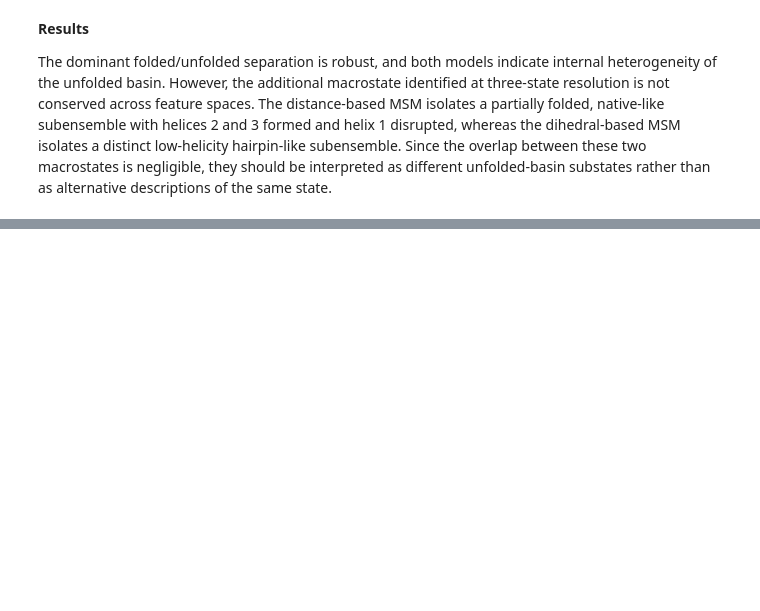
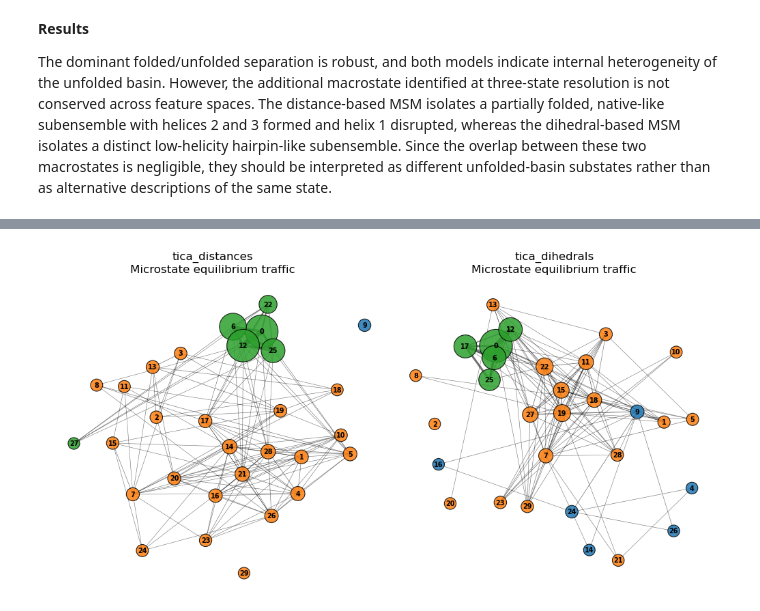
Before and after one commit to miriamzara/MSM, a Jupyter notebook: root/notebooks/step_6_tica_3state.ipynb, the cells around one changed output, grey strips where cells are left out. Saved outputs shown, nothing was run; the diff lists cells and outputs as text; code cells hidden in the pictures; blank space fills up the shorter version.

```diff
--- a/root/notebooks/step_6_tica_3state.ipynb
+++ b/root/notebooks/step_6_tica_3state.ipynb
@@ -699,0 +679,40 @@ Note that using FancyArrowPatches may be slow for large graphs.
+# %%
+fig, axs = plt.subplots(
+    nrows=1,
+    ncols=len(trajectories_labels),
+    figsize=(5 * len(trajectories_labels), 5),
+    constrained_layout=True
+)
+
+if len(trajectories_labels) == 1:
+    axs = [axs]
+
+traffic_dict = {}
+traffic_graph_dict = {}
+traffic_pos_dict = {}
+
+for ax, name in zip(axs, trajectories_labels):
+    msm = msm_dict[name]
+    macro_assignments_micro = macro_assignments_micro_dict[name]
+
+    ax, G_plot, pos, traffic = plot_microstate_equilibrium_traffic(
+        msm=msm,
+        macro_assignments_micro=macro_assignments_micro,
+        ax=ax,
+        min_traffic_quantile=0.70,   # increase to 0.85 or 0.90 for cleaner plot
+        top_k_edges=None,            # or e.g. 40
+        node_size_range=(150, 1200),
+        edge_width_range=(0.4, 5.0),
+        layout="spring",
+        seed=0
+    )
+
+    ax.set_title(f"{name}\nMicrostate equilibrium traffic")
+
+    traffic_dict[name] = traffic
+    traffic_graph_dict[name] = G_plot
+    traffic_pos_dict[name] = pos
+
+plt.show()
+# %% [output]
+[figure, added]
```
Also changed, not shown: parts of 24 cells of this notebook, 5 other files.
